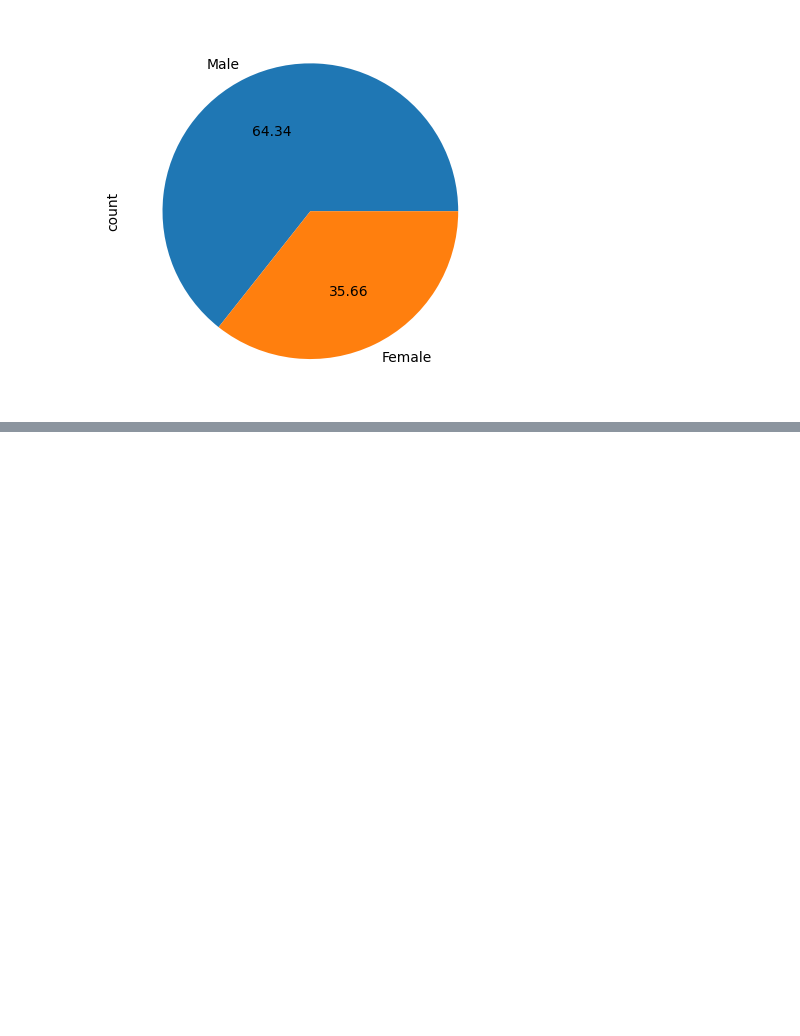
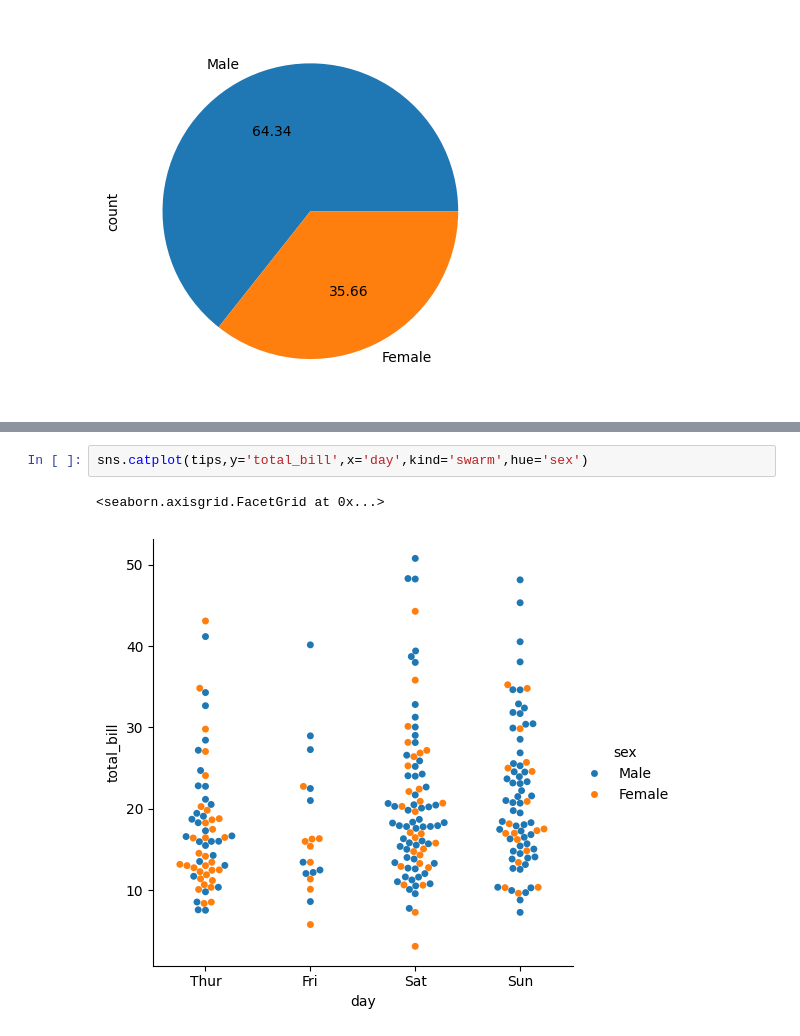
Before and after one commit to Prince-techh/ML_learning, a Jupyter notebook: Seaborn.ipynb, the cells around one changed output, grey strips where cells are left out. Saved outputs shown, nothing was run; the diff lists cells and outputs as text; blank space fills up the shorter version.

```diff
--- a/Seaborn.ipynb
+++ b/Seaborn.ipynb
@@ -296,0 +336,5 @@ df['sex'].value_counts().plot(kind="pie",autopct="%.2f")
+# %%
+sns.catplot(tips,y='total_bill',x='day',kind='swarm',hue='sex')
+# %% [output]
+<seaborn.axisgrid.FacetGrid at 0x...>
+[figure, added]
```
Also changed, not shown: parts of 8 cells of this notebook.
